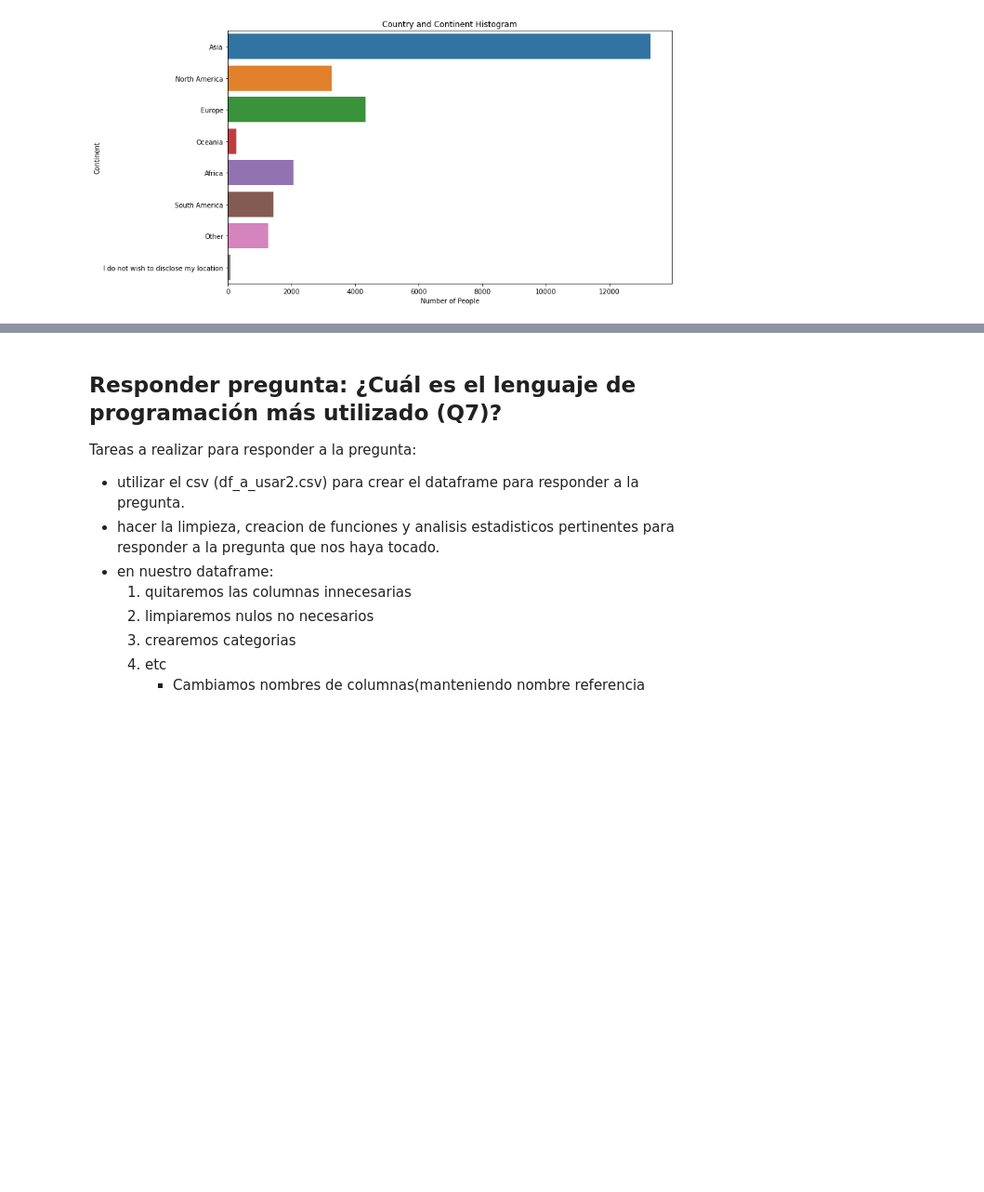
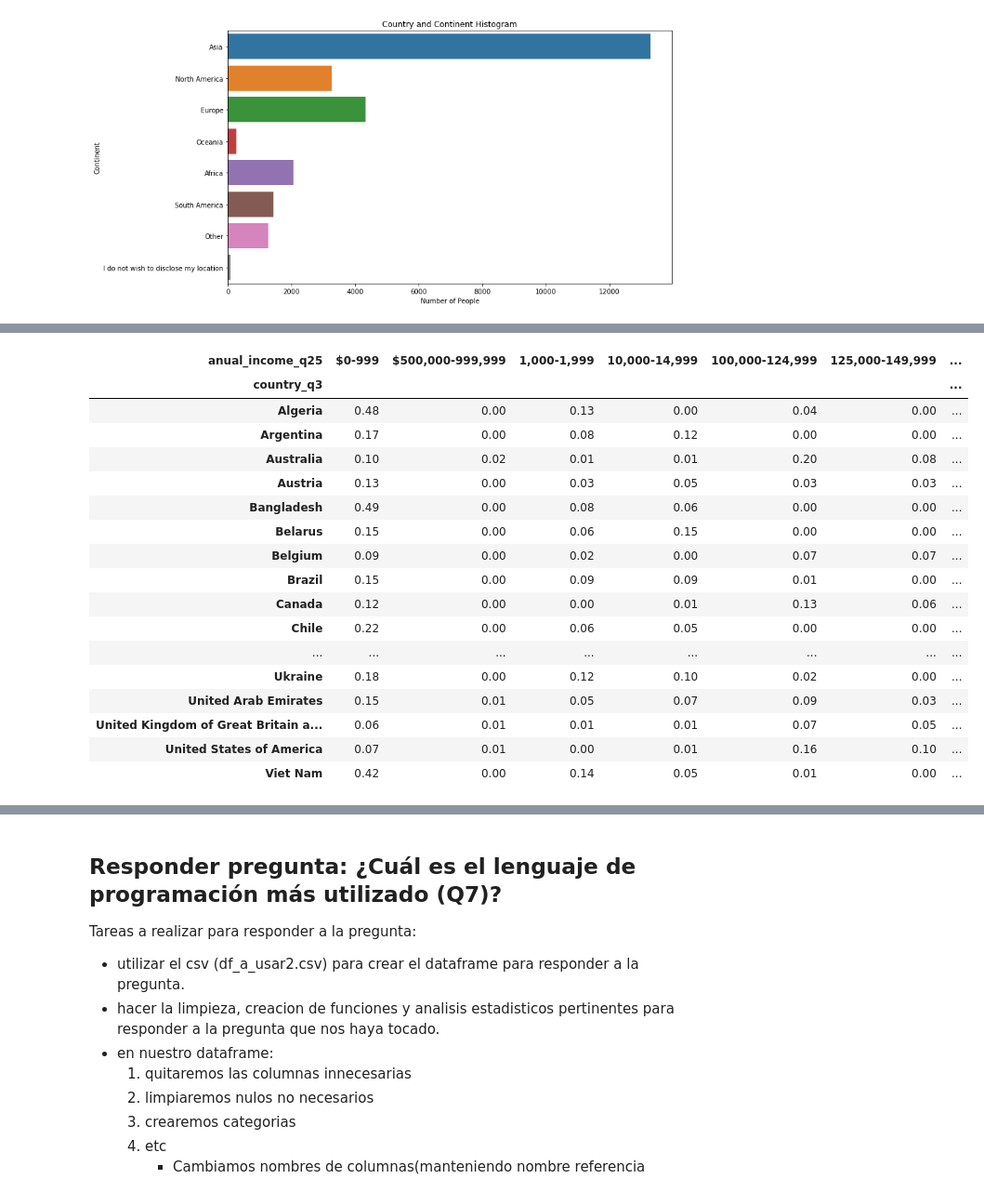
Before and after one commit to Adalab/project-da-promo-c-module-2-team-1, a Jupyter notebook: code/code_sonia.ipynb, the cells around one changed output, grey strips where cells are left out. Shown at 93% size. Drawn from its saved outputs; the diff is of its cells as text; code cells hidden in the pictures; blank space fills up the shorter version.

```diff
--- a/code/code_sonia.ipynb
+++ b/code/code_sonia.ipynb
@@ -345,0 +555,23 @@ df_country3.to_csv('../files/df_country_q3.csv')
+# %%
+#Primero observamos dentro de cada pais su distribucion.
+crosstab_country_income1=pd.crosstab(df_country4['country_q3'], df_country4['anual_income_q25'], margins=False).apply(lambda x: round(x/x.sum(), 2), axis=1)
+crosstab_country_income1
+# %% [output]
+| anual_income_q25 | $0-999 | $500,000-999,999 | 1,000-1,999 | 10,000-14,999 | 100,000-124,999 | 125,000-149,999 | ... |
+| country_q3 |  |  |  |  |  |  | ... |
+| Algeria | 0.48 | 0.00 | 0.13 | 0.00 | 0.04 | 0.00 | ... |
+| Argentina | 0.17 | 0.00 | 0.08 | 0.12 | 0.00 | 0.00 | ... |
+| Australia | 0.10 | 0.02 | 0.01 | 0.01 | 0.20 | 0.08 | ... |
+| Austria | 0.13 | 0.00 | 0.03 | 0.05 | 0.03 | 0.03 | ... |
+| Bangladesh | 0.49 | 0.00 | 0.08 | 0.06 | 0.00 | 0.00 | ... |
+| Belarus | 0.15 | 0.00 | 0.06 | 0.15 | 0.00 | 0.00 | ... |
+| Belgium | 0.09 | 0.00 | 0.02 | 0.00 | 0.07 | 0.07 | ... |
+| Brazil | 0.15 | 0.00 | 0.09 | 0.09 | 0.01 | 0.00 | ... |
+| Canada | 0.12 | 0.00 | 0.00 | 0.01 | 0.13 | 0.06 | ... |
+| Chile | 0.22 | 0.00 | 0.06 | 0.05 | 0.00 | 0.00 | ... |
+| ... | ... | ... | ... | ... | ... | ... | ... |
+| Ukraine | 0.18 | 0.00 | 0.12 | 0.10 | 0.02 | 0.00 | ... |
+| United Arab Emirates | 0.15 | 0.01 | 0.05 | 0.07 | 0.09 | 0.03 | ... |
+| United Kingdom of Great Britain a... | 0.06 | 0.01 | 0.01 | 0.01 | 0.07 | 0.05 | ... |
+| United States of America | 0.07 | 0.01 | 0.00 | 0.01 | 0.16 | 0.10 | ... |
+| Viet Nam | 0.42 | 0.00 | 0.14 | 0.05 | 0.01 | 0.00 | ... |
```
Also changed, not shown: parts of 20 cells of this notebook.
